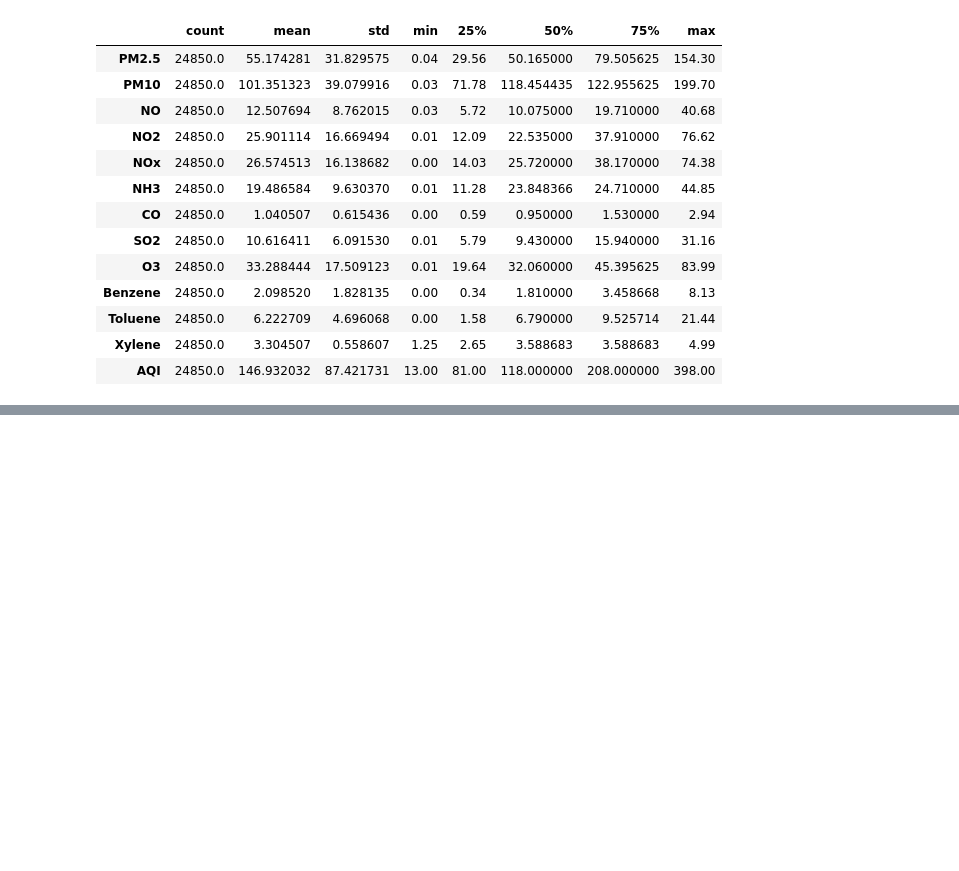
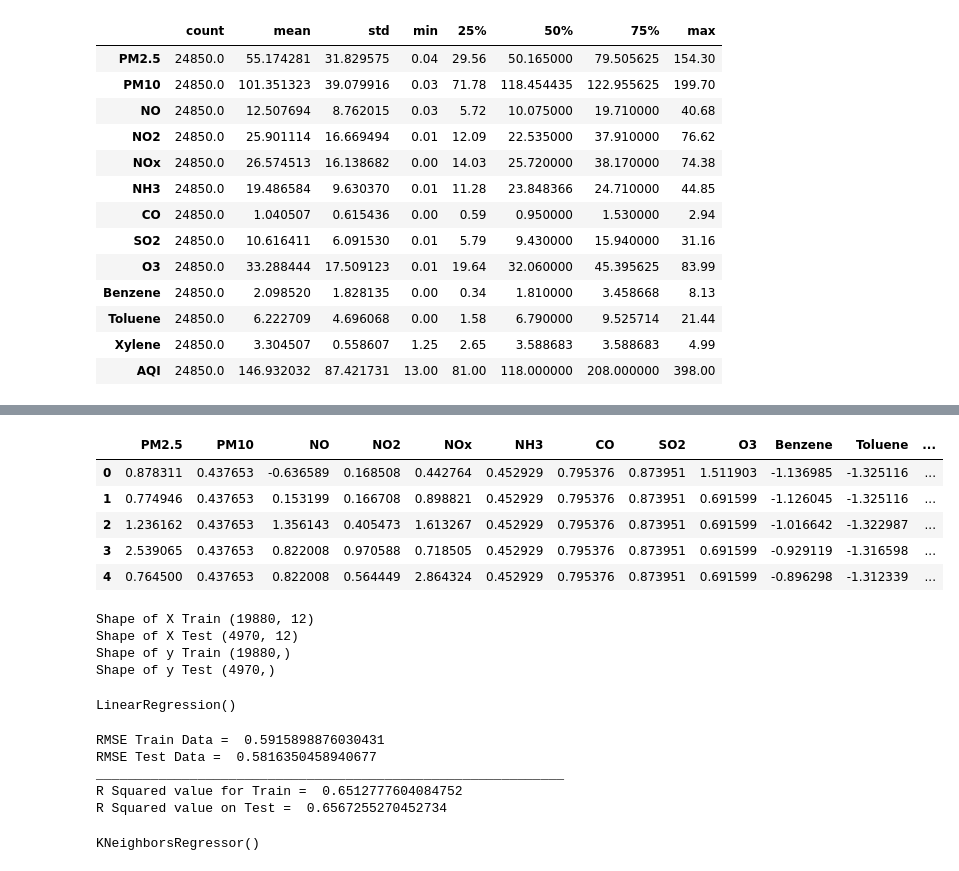
Before and after one commit to Iftikar-ali/AQI-Prediction, a Jupyter notebook: AQI prediction model.ipynb, the cells around one changed output, grey strips where cells are left out. Cells and saved outputs as stored; diff of their text form; code cells hidden in the pictures; blank space fills up the shorter version.

```diff
--- a/AQI prediction model.ipynb
+++ b/AQI prediction model.ipynb
@@ -290,0 +341,30 @@ df1 = df.drop(columns=['City'])
+# %%
+X = df[['PM2.5', 'PM10', 'NO', 'NO2', 'NOx', 'NH3', 'CO', 'SO2', 'O3',
+       'Benzene', 'Toluene', 'Xylene']]
+y = df['AQI']
+# %%
+X.head()
+# %% [output]
+|  | PM2.5 | PM10 | NO | NO2 | NOx | NH3 | CO | SO2 | O3 | Benzene | Toluene | ... |
+| 0 | 0.878311 | 0.437653 | -0.636589 | 0.168508 | 0.442764 | 0.452929 | 0.795376 | 0.873951 | 1.511903 | -1.136985 | -1.325116 | ... |
+| 1 | 0.774946 | 0.437653 | 0.153199 | 0.166708 | 0.898821 | 0.452929 | 0.795376 | 0.873951 | 0.691599 | -1.126045 | -1.325116 | ... |
+| 2 | 1.236162 | 0.437653 | 1.356143 | 0.405473 | 1.613267 | 0.452929 | 0.795376 | 0.873951 | 0.691599 | -1.016642 | -1.322987 | ... |
+| 3 | 2.539065 | 0.437653 | 0.822008 | 0.970588 | 0.718505 | 0.452929 | 0.795376 | 0.873951 | 0.691599 | -0.929119 | -1.316598 | ... |
+| 4 | 0.764500 | 0.437653 | 0.822008 | 0.564449 | 2.864324 | 0.452929 | 0.795376 | 0.873951 | 0.691599 | -0.896298 | -1.312339 | ... |
+# %%
+from sklearn.model_selection import train_test_split
+X_train, X_test, y_train, y_test = train_test_split(X, y, test_size=0.2, random_state=42)
+print('Shape of X Train',X_train.shape)
+print('Shape of X Test',X_test.shape)
+print('Shape of y Train',y_train.shape)
+print('Shape of y Test',y_test.shape)
+# %% [output]
+Shape of X Train (19880, 12)
+Shape of X Test (4970, 12)
+Shape of y Train (19880,)
+Shape of y Test (4970,)
+# %%
+LR = LinearRegression()
+LR.fit(X_train, y_train)
+# %% [output]
+LinearRegression()
@@ -290,0 +375,21 @@ df1 = df.drop(columns=['City'])
+# %%
+# Evaluation for Linear Regression
+RMSE_train = (np.sqrt(mean_squared_error(y_train, train_pred)))
+RMSE_test = (np.sqrt(mean_squared_error(y_test, test_pred)))
+print('RMSE Train Data = ', str(RMSE_train))
+print('RMSE Test Data = ', str(RMSE_test))
+print('_'* 60)
+print('R Squared value for Train = ', LR.score(X_train, y_train))
+print('R Squared value on Test = ', LR.score(X_test, y_test))
+# %% [output]
+RMSE Train Data =  0.5915898876030431
+RMSE Test Data =  0.5816350458940677
+____________________________________________________________
+R Squared value for Train =  0.6512777604084752
+R Squared value on Test =  0.6567255270452734
+# %%
+# KNN
+knn = KNeighborsRegressor()
+knn.fit(X_train, y_train)
+# %% [output]
+KNeighborsRegressor()
```
Also changed, not shown: parts of 11 cells of this notebook.
